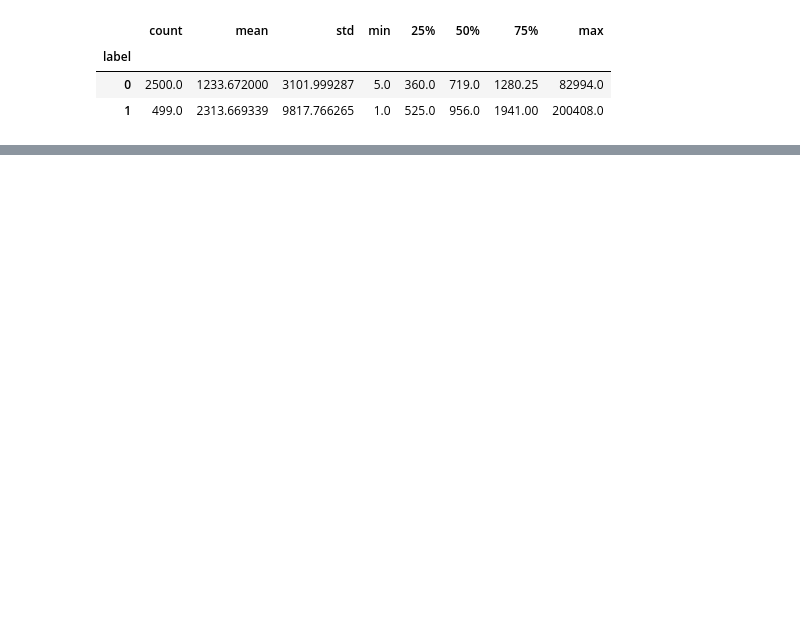
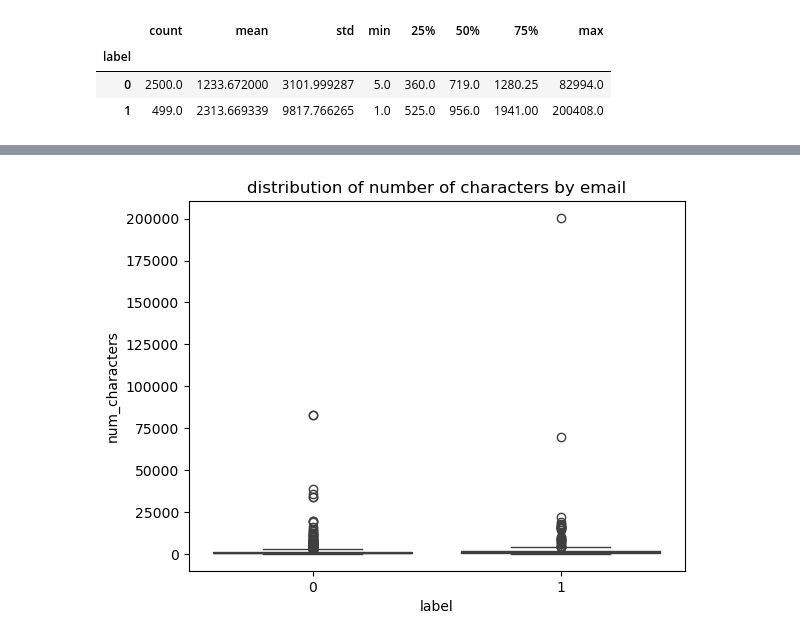
Before and after one commit to 10varun17/spam_classifier, a Jupyter notebook: notebook/main.ipynb, the cells around one changed output, grey strips where cells are left out. Saved outputs shown, nothing was run; the diff lists cells and outputs as text; code cells hidden in the pictures; blank space fills up the shorter version.

```diff
--- a/notebook/main.ipynb
+++ b/notebook/main.ipynb
@@ -99,0 +158,9 @@ spam_ham_df.groupby("label")["email_length"].describe()
+# %%
+import seaborn as sns
+sns.boxplot(x="label", y= "num_characters", data=spam_ham_df)
+plt.title("distribution of number of characters by email")
+plt.show()
+
+# We have some outliers
+# %% [output]
+[figure, added]
```
Also changed, not shown: parts of 11 cells of this notebook.
